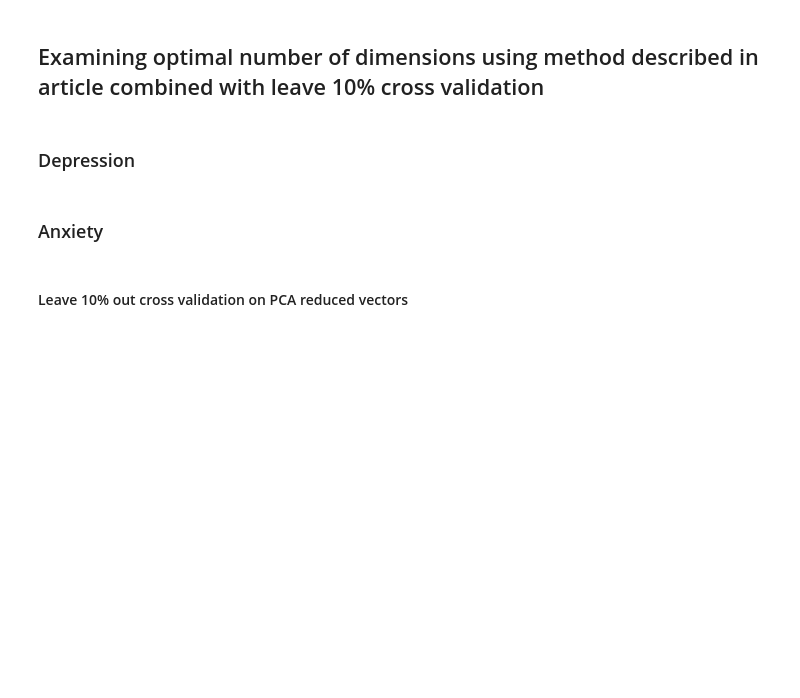
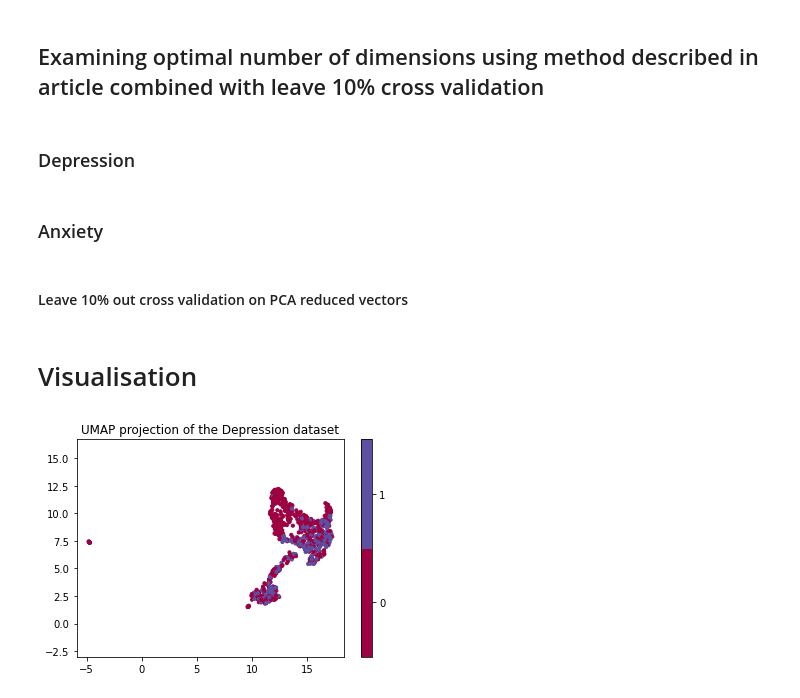
Before and after one commit to alexandraant161803/EDAN70, a Jupyter notebook: WD_project.ipynb, the cells around one changed output. Cells and saved outputs as stored; diff of their text form; code cells hidden in the pictures; blank space fills up the shorter version.

Commit message:
Add umap plot

```diff
--- a/WD_project.ipynb
+++ b/WD_project.ipynb
@@ -635,3 +635,5 @@ x_dep_cv = response_space_dep #=> To use vectors with reduced dimensions (after
 #Options for scoring: 'r2', 'neg_root_mean_squared_error'
 scores = cross_val_score(reg, x_dep_cv, y_dep, scoring='neg_root_mean_squared_error', cv=cv, n_jobs=-1)
 print(scores.mean())
+# %% [markdown]
+# Visualisation
@@ -637,0 +647,16 @@ print(scores.mean())
+# %%
+"""Will use umap by: constructing a model, training the model, and then looking at the transformed data"""
+
+reducer = umap.UMAP()
+
+#embedding will have shape (976,2) since umap reduces down to 2d
+embedding = reducer.fit_transform(response_space_dep) #uses vectors with reduced dimensions (after PCA)
+#embedding = reducer.fit_transform(df_dep_concat) #uses full concatinated vectors with 2048 dimensions (before PCA)
+
+#plot the embedding as a standard scatterplot and color by the target array
+plt.scatter(embedding[:, 0], embedding[:, 1], c=y_dep_diag, cmap='Spectral', s=10)
+plt.gca().set_aspect('equal', 'datalim')
+plt.colorbar(boundaries=np.arange(3)-0.5).set_ticks(np.arange(2))
+plt.title('UMAP projection of the Depression dataset');
+# %% [output]
+[figure, added]
```
Also changed, not shown: parts of 1 cell of this notebook.
